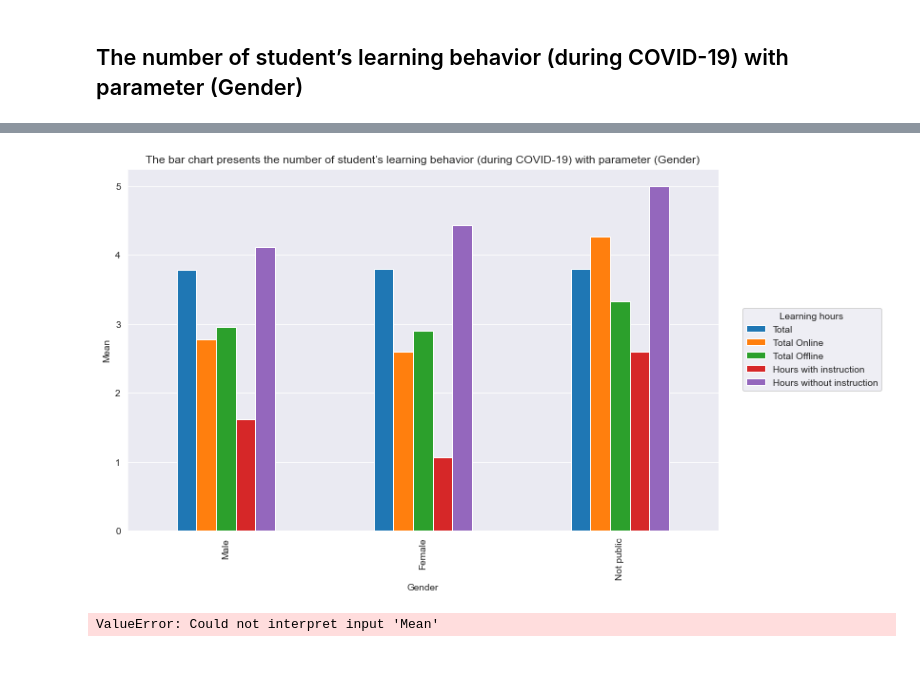
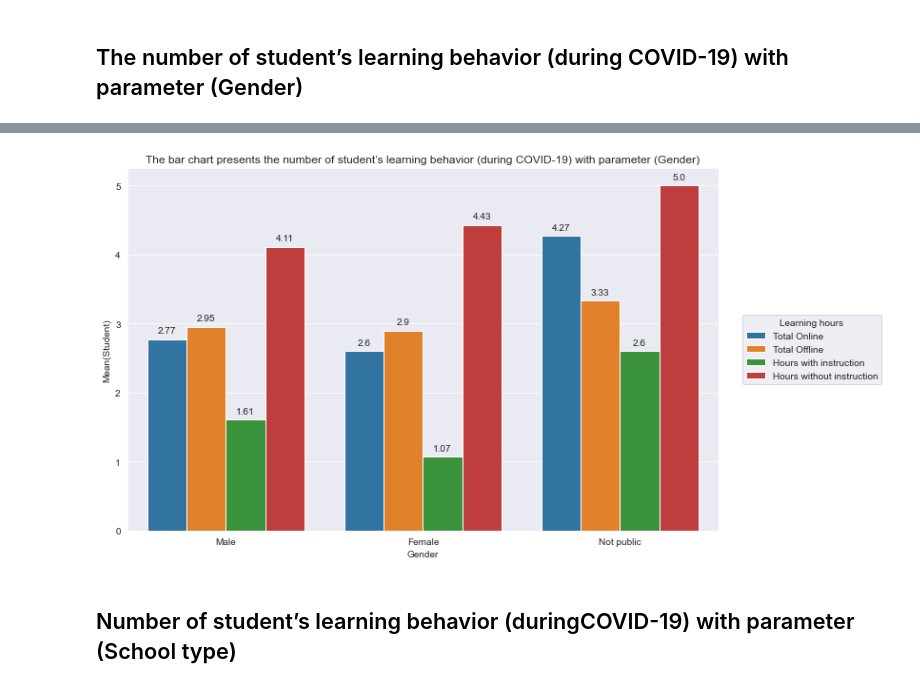
Before and after one commit to nhpquy/data_analysis, a Jupyter notebook: DataAnalysis.ipynb, the cells around one changed output, grey strips where cells are left out. Saved outputs shown, nothing was run; the diff lists cells and outputs as text; code cells hidden in the pictures.

```diff
--- a/DataAnalysis.ipynb
+++ b/DataAnalysis.ipynb
@@ -24,16 +76,18 @@ plotData.head()
-# %%
-df.plot(kind="bar", figsize=(15,7))
-plt.legend(bbox_to_anchor=(1.04,0.5), loc="center left", borderaxespad=0, title="Learning hours")
-plt.subplots_adjust(right=0.7)
-plt.title("The bar chart presents the number of student’s learning behavior (during COVID-19) with parameter (Gender)")
-plt.xlabel("Gender")
-plt.ylabel("Mean")
-plt.grid(axis = 'y')
-plt.show()
-# %% [output]
-[figure, removed]
-# %%
-sns.barplot(data = df, x = 'Mean', y = 'Gender', hue = 'Learning hours', ci = None)
-plt.show()
-# %% [output]
-ValueError: Could not interpret input 'Mean'
+# %%
+groupedBarPlot(datasetBasedGender,
+               plotParams={
+                   "x": "Gender",
+                   "y": "Mean",
+                   "hue": "Learning hours",
+                   "title": "The bar chart presents the number of student’s learning behavior (during COVID-19) with parameter (Gender)",
+                   "xLabel": "Gender",
+                   "yLabel": "Mean(Student)"
+               },
+               legendParams={
+                   "location": "center left",
+                   "title": "Learning hours"
+               })
+# %% [output]
+[figure, added]
+# %% [markdown]
+##  Number of student’s learning behavior (duringCOVID-19) with parameter (School type)
```
Also changed, not shown: parts of 24 cells of this notebook, 2 other files.
